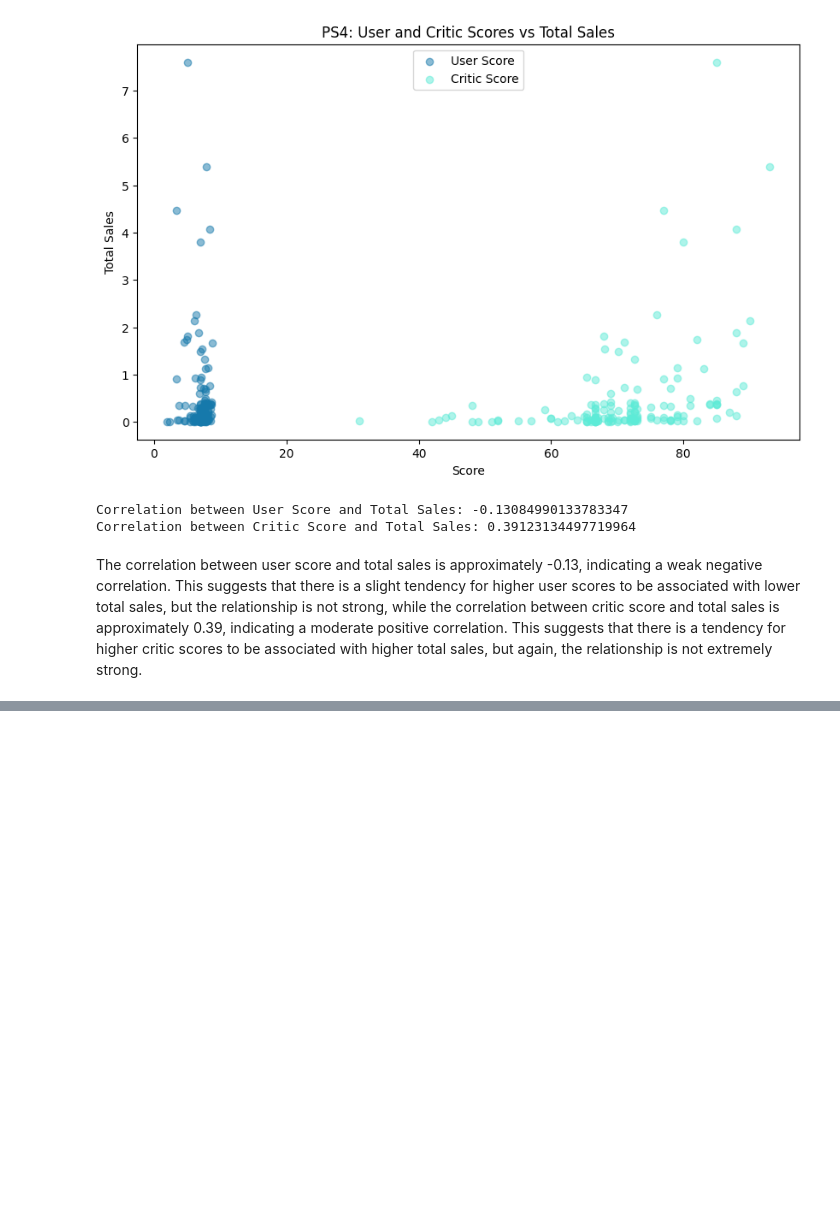
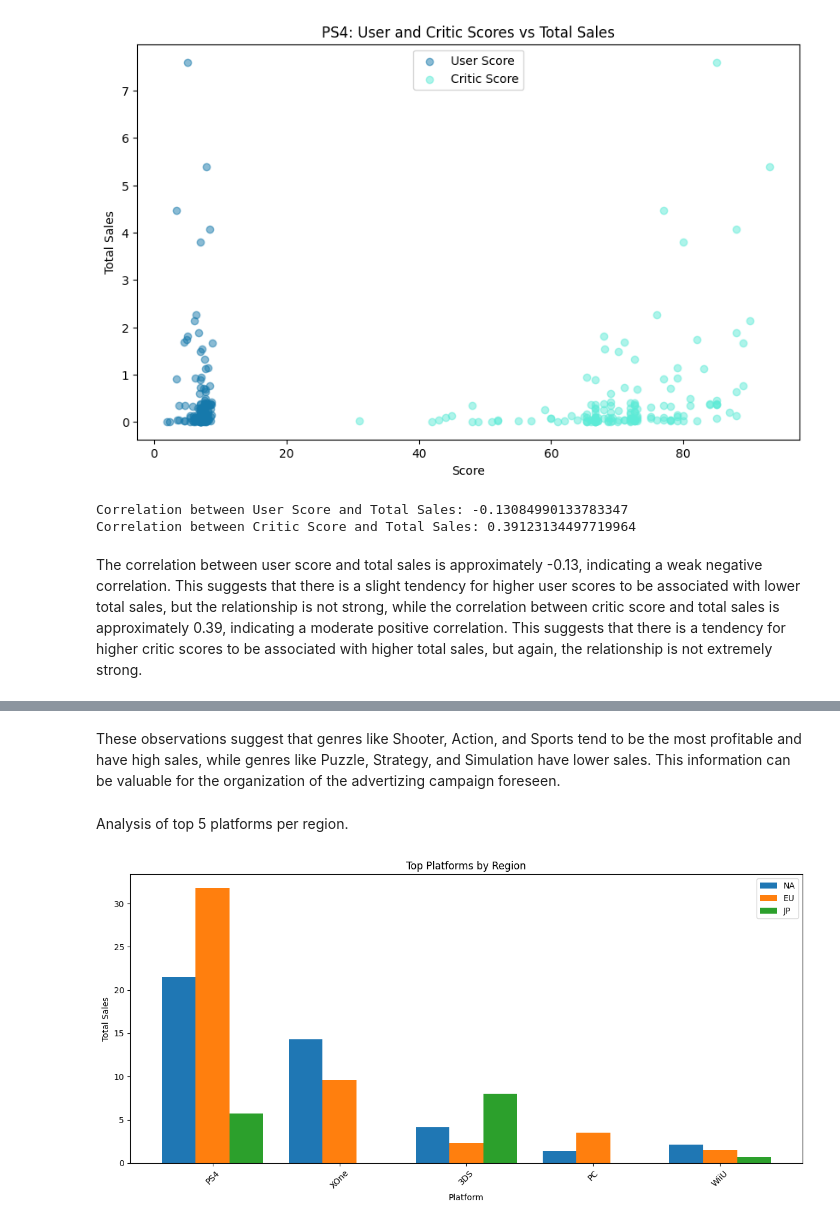
Before and after one commit to rperdomog/games_project, a Jupyter notebook: notebooks/EDA.ipynb, the cells around one changed output, grey strips where cells are left out. Cells and saved outputs as stored; diff of their text form; code cells hidden in the pictures; blank space fills up the shorter version.

```diff
--- a/notebooks/EDA.ipynb
+++ b/notebooks/EDA.ipynb
@@ -529,0 +574,25 @@ The correlation between user score and total sales is approximately -0.13, indic
+# %% [markdown]
+These observations suggest that genres like Shooter, Action, and Sports tend to be the most profitable and have high sales, while genres like Puzzle, Strategy, and Simulation have lower sales. This information can be valuable for the organization of the advertizing campaign foreseen.
+# %% [markdown]
+Analysis of top 5 platforms per region.
+# %%
+
+# Top 5 platforms by region
+top_platforms = df.groupby('platform')[['na_sales', 'eu_sales', 'jp_sales']].sum()
+top_platforms['total_sales'] = top_platforms.sum(axis=1)
+top_platforms = top_platforms.sort_values('total_sales', ascending=False).head(5)
+
+# Plotting the top platforms by region
+ax = top_platforms[['na_sales', 'eu_sales', 'jp_sales']].plot(kind='bar', figsize=(12, 6), width=0.8)
+
+# Customizing the plot
+plt.title('Top Platforms by Region')
+plt.xlabel('Platform')
+plt.ylabel('Total Sales')
+plt.xticks(rotation=45)
+plt.legend(['NA', 'EU', 'JP'])
+
+plt.tight_layout()
+plt.show()
+# %% [output]
+[figure, added]
```
Also changed, not shown: parts of 19 cells of this notebook, 1 other file.
